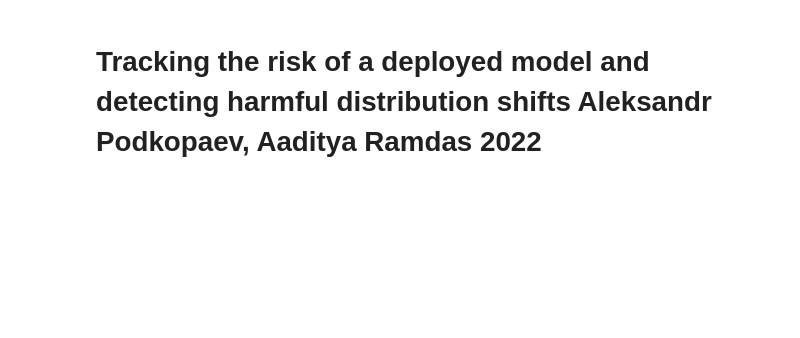
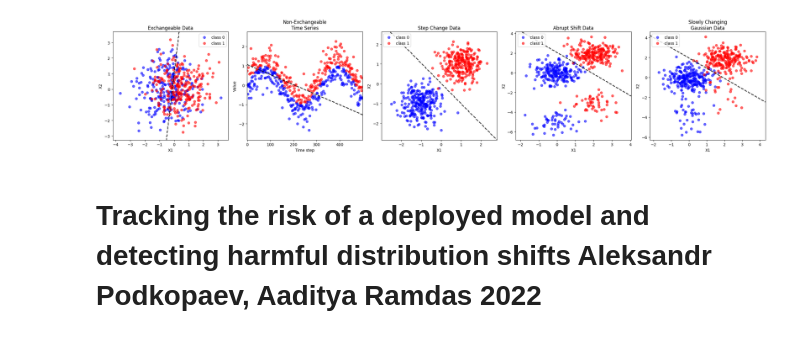
Before and after one commit to scikit-learn-contrib/MAPIE, a Jupyter notebook: notebooks/echangeability_test/RiskMonitoring_SRM_PPRM.ipynb, the cells around one changed output. Saved outputs shown, nothing was run; the diff lists cells and outputs as text; code cells hidden in the pictures; blank space fills up the shorter version.

```diff
--- a/notebooks/echangeability_test/RiskMonitoring_SRM_PPRM.ipynb
+++ b/notebooks/echangeability_test/RiskMonitoring_SRM_PPRM.ipynb
@@ -190,3 +283,70 @@ Training accuracy: 1.000
+# %%
+def plot_decision_boundary(ax, model, X, color='k', linewidth=2, linestyle='--'):
+    # Only plot for 2D features
+    x_min, x_max = X[:, 0].min() - 0.5, X[:, 0].max() + 0.5
+    y_min, y_max = X[:, 1].min() - 0.5, X[:, 1].max() + 0.5
+    xx, yy = np.meshgrid(
+        np.linspace(x_min, x_max, 200),
+        np.linspace(y_min, y_max, 200)
+    )
+    grid = np.c_[xx.ravel(), yy.ravel()]
+    try:
+        Z = model.predict(grid)
+    except Exception:
+        # If model can't do predict, skip
+        return
+    Z = Z.reshape(xx.shape)
+    ax.contour(xx, yy, Z, levels=[0.5], colors=color, linewidths=linewidth, linestyles=linestyle, alpha=0.8)
+
+fig, axes = plt.subplots(1, 5, figsize=(24, 5))
+
+# Exchangeable data
+axes[0].scatter(X_ex[y_ex==0][:,0], X_ex[y_ex==0][:,1], c='blue', label='class 0', alpha=0.6)
+axes[0].scatter(X_ex[y_ex==1][:,0], X_ex[y_ex==1][:,1], c='red', label='class 1', alpha=0.6)
+plot_decision_boundary(axes[0], model_ex, X_ex)
+axes[0].set_title("Exchangeable Data")
+axes[0].legend()
+axes[0].set_xlabel("X1")
+axes[0].set_ylabel("X2")
+
+# Time series (non-exchangeable)
+axes[1].scatter(X_ts[:,0], X_ts[:,1], c=y_ts, cmap='bwr', alpha=0.6)
+plot_decision_boundary(axes[1], model_ts, X_ts)
+axes[1].set_title("Non-Exchangeable\nTime Series")
+axes[1].set_xlabel("Time step")
+axes[1].set_ylabel("Value")
+
+# Step change data (abrupt non-exchangeable)
+axes[2].scatter(X_sc[y_sc==0][:,0], X_sc[y_sc==0][:,1], c='blue', label='class 0', alpha=0.6)
+axes[2].scatter(X_sc[y_sc==1][:,0], X_sc[y_sc==1][:,1], c='red', label='class 1', alpha=0.6)
+plot_decision_boundary(axes[2], model_sc, X_sc)
+axes[2].set_title("Step Change Data")
+axes[2].legend()
+axes[2].set_xlabel("X1")
+axes[2].set_ylabel("X2")
+
+# Abrupt shift data
+axes[3].scatter(X_abrupt[y_abrupt==0][:,0], X_abrupt[y_abrupt==0][:,1], c='blue', label='class 0', alpha=0.6)
+axes[3].scatter(X_abrupt[y_abrupt==1][:,0], X_abrupt[y_abrupt==1][:,1], c='red', label='class 1', alpha=0.6)
+plot_decision_boundary(axes[3], model_abrupt, X_abrupt)
+axes[3].set_title("Abrupt Shift Data")
+axes[3].legend()
+axes[3].set_xlabel("X1")
+axes[3].set_ylabel("X2")
+
+# Slowly changing gaussian data
+axes[4].scatter(X_slow[y_slow==0][:,0], X_slow[y_slow==0][:,1], c='blue', label='class 0', alpha=0.6)
+axes[4].scatter(X_slow[y_slow==1][:,0], X_slow[y_slow==1][:,1], c='red', label='class 1', alpha=0.6)
+plot_decision_boundary(axes[4], model_slow, X_slow)
+axes[4].set_title("Slowly Changing\nGaussian Data")
+axes[4].legend()
+axes[4].set_xlabel("X1")
+axes[4].set_ylabel("X2")
+
+plt.tight_layout()
+plt.show()
+# %% [output]
+[figure, added]
 # %% [markdown]
 # Tracking the risk of a deployed model and detecting harmful distribution shifts  Aleksandr Podkopaev, Aaditya Ramdas 2022
 # %%
```
Also changed, not shown: parts of 3 cells of this notebook.
